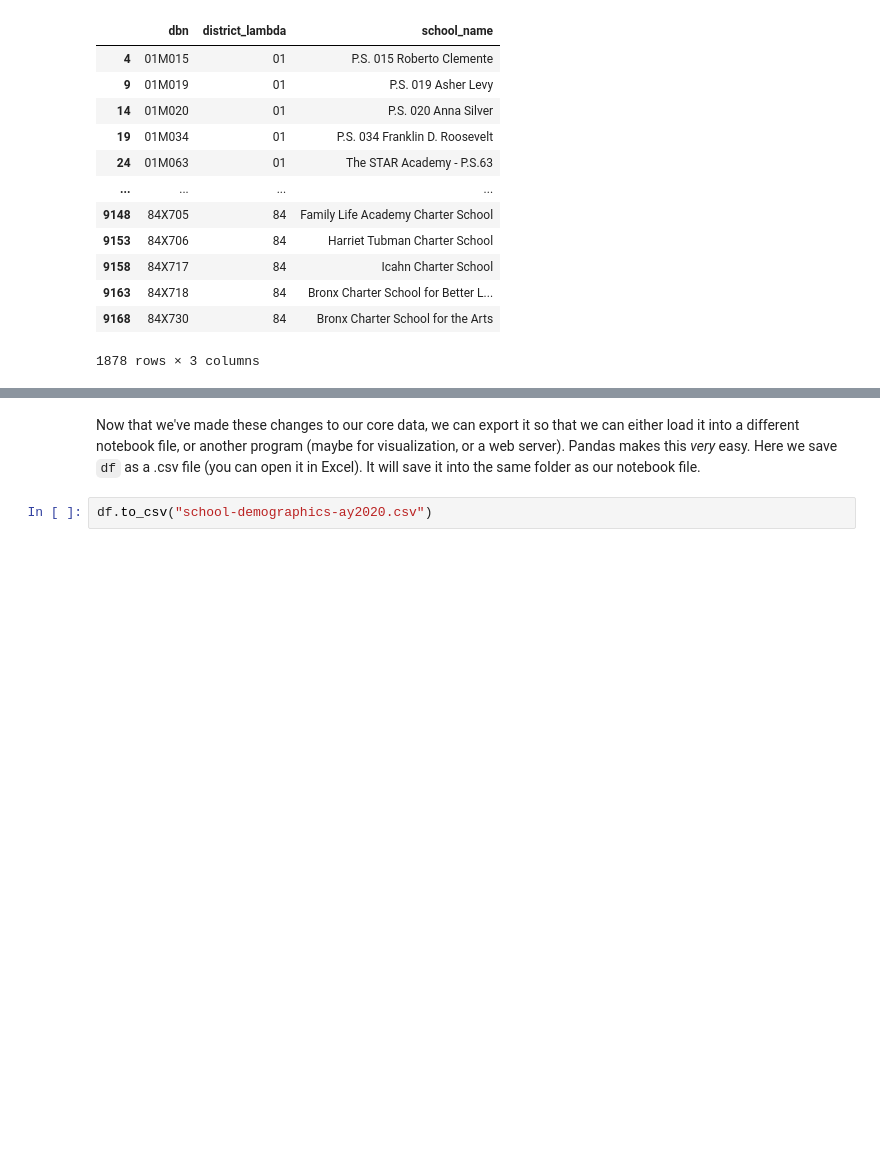
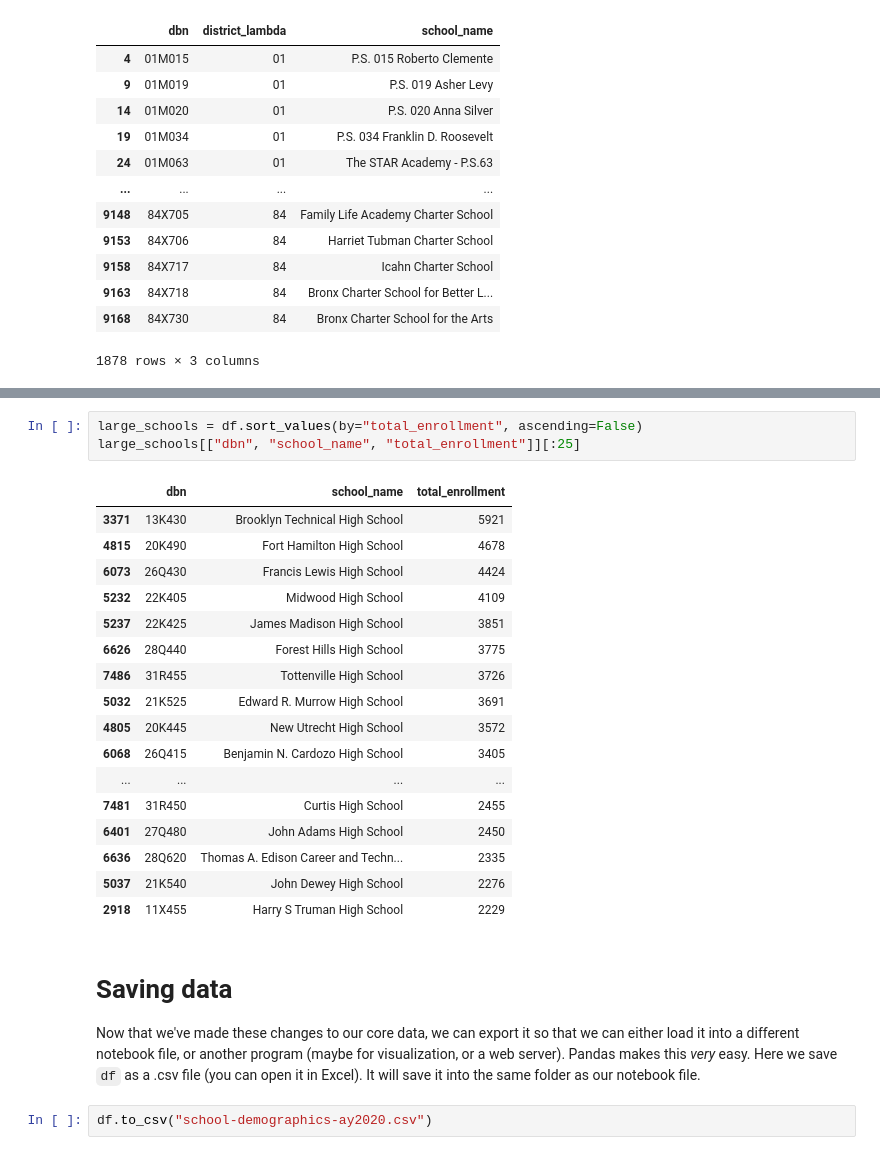
Before and after one commit to adelphi-ed-tech/nycschools, a Jupyter notebook: nb/clean-query.ipynb, the cells around one changed output, grey strips where cells are left out. Saved outputs shown, nothing was run; the diff lists cells and outputs as text; blank space fills up the shorter version.

```diff
--- a/nb/clean-query.ipynb
+++ b/nb/clean-query.ipynb
@@ -208,4 +218,27 @@ df[["dbn", "district_lambda", "school_name"]]
+# %%
+large_schools = df.sort_values(by="total_enrollment", ascending=False)
+large_schools[["dbn", "school_name", "total_enrollment"]][:25]
+# %% [output]
+|  | dbn | school_name | total_enrollment |
+| 3371 | 13K430 | Brooklyn Technical High School | 5921 |
+| 4815 | 20K490 | Fort Hamilton High School | 4678 |
+| 6073 | 26Q430 | Francis Lewis High School | 4424 |
+| 5232 | 22K405 | Midwood High School | 4109 |
+| 5237 | 22K425 | James Madison High School | 3851 |
+| 6626 | 28Q440 | Forest Hills High School | 3775 |
+| 7486 | 31R455 | Tottenville High School | 3726 |
+| 5032 | 21K525 | Edward R. Murrow High School | 3691 |
+| 4805 | 20K445 | New Utrecht High School | 3572 |
+| 6068 | 26Q415 | Benjamin N. Cardozo High School | 3405 |
+| ... | ... | ... | ... |
+| 7481 | 31R450 | Curtis High School | 2455 |
+| 6401 | 27Q480 | John Adams High School | 2450 |
+| 6636 | 28Q620 | Thomas A. Edison Career and Techn... | 2335 |
+| 5037 | 21K540 | John Dewey High School | 2276 |
+| 2918 | 11X455 | Harry S Truman High School | 2229 |
 # %% [markdown]
+Saving data
+==========
 Now that we've made these changes to our core data, we can export it so that we can either
 load it into a different notebook file, or another program (maybe for visualization, or a web server).
 Pandas makes this _very_ easy. Here we save `df` as a .csv file (you can open it in Excel).
```
Also changed, not shown: parts of 5 cells of this notebook.
